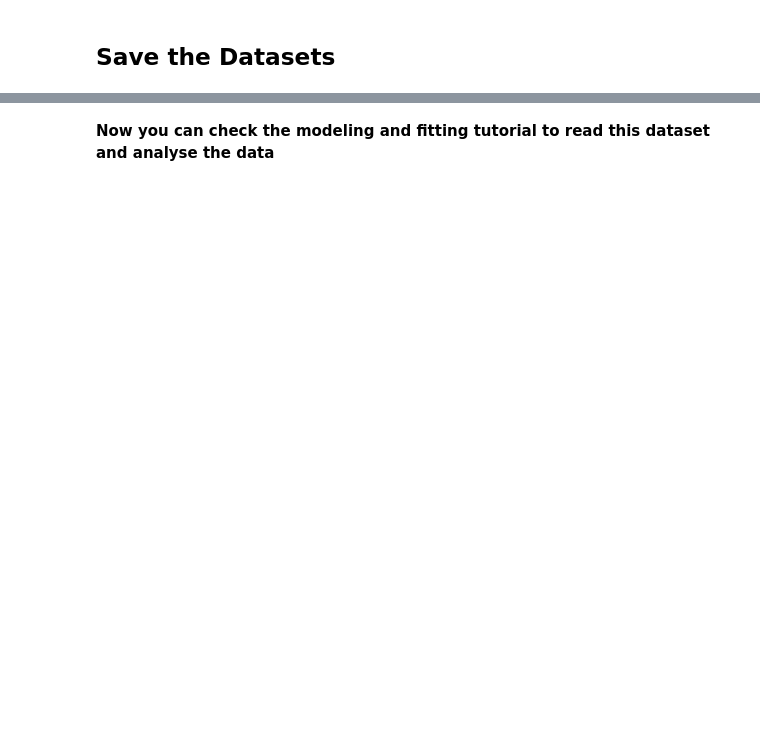
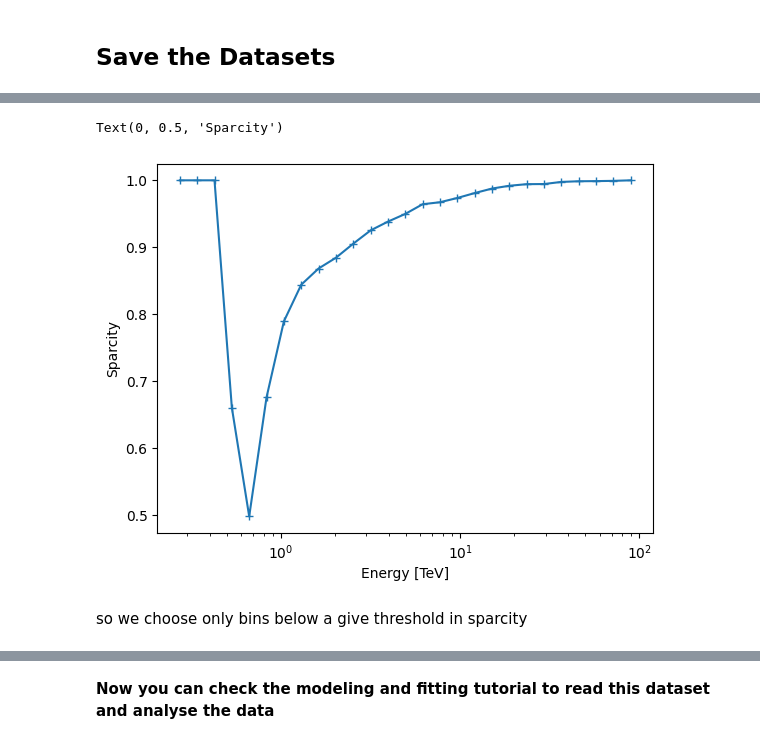
Before and after one commit to bkhelifi/CADS_2024, a Jupyter notebook: Advanced_handson/2_irfs_properties_dataset_creation.ipynb, the cells around one changed output, grey strips where cells are left out. Drawn from its saved outputs; the diff is of its cells as text; code cells hidden in the pictures; blank space fills up the shorter version.

```diff
--- a/Advanced_handson/2_irfs_properties_dataset_creation.ipynb
+++ b/Advanced_handson/2_irfs_properties_dataset_creation.ipynb
@@ -382,0 +666,14 @@ datasets.write(filename= path / "datasets_crab_1d.yaml", overwrite=True)
+# %%
+def sparsity(image):
+    return 1.0 - (np.count_nonzero(image) / float(image.size))
+counts_sparsity = np.array([sparsity(counts.data) for counts in datasets[0].counts.iter_by_image()])
+# %%
+energy = datasets[0].counts.geom.axes[0].center
+plt.semilogx(energy, counts_sparsity, "+-")
+plt.xlabel("Energy [TeV]")
+plt.ylabel("Sparcity")
+# %% [output]
+Text(0, 0.5, 'Sparcity')
+[figure, added]
+# %% [markdown]
+so we choose only bins below a give threshold in sparcity
```
Also changed, not shown: parts of 41 cells of this notebook, 2 other files.
